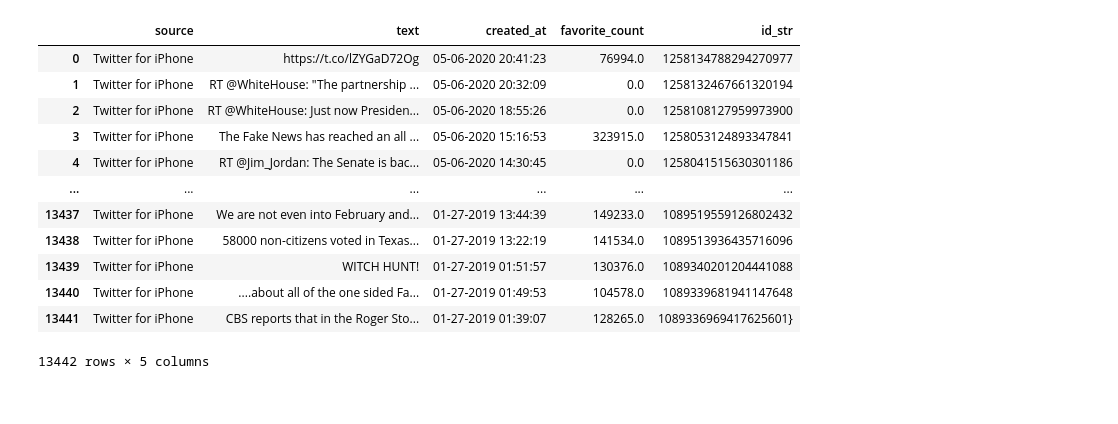
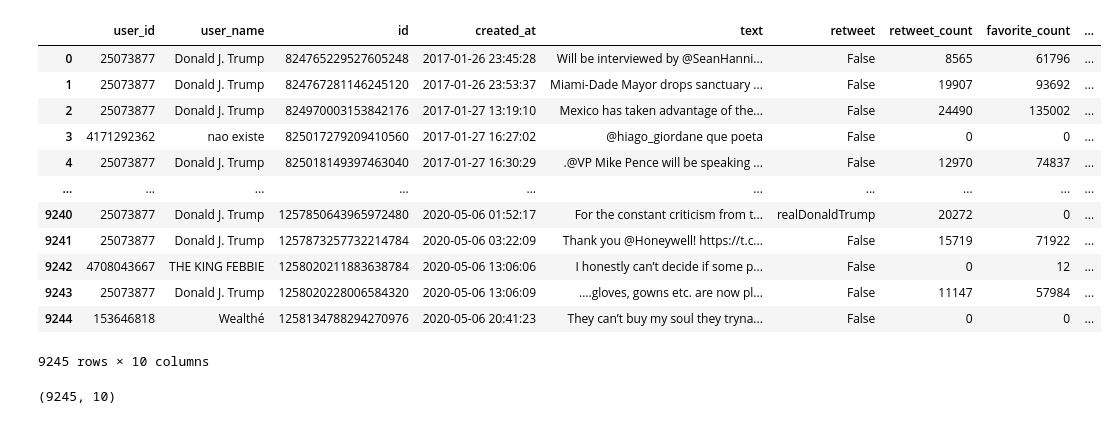
Before and after one commit to idariis/Social-Graphs-Project-E20, a Jupyter notebook: Notebooks/trumpeten.ipynb, the cells around one changed output. Saved outputs shown, nothing was run; the diff lists cells and outputs as text; code cells hidden in the pictures.

```diff
--- a/Notebooks/trumpeten.ipynb
+++ b/Notebooks/trumpeten.ipynb
@@ -37,16 +6,30 @@ Name: id_str, Length: 6558, dtype: object
-# %%
-trump_tweets_2nd
-# %% [output]
-|  | source | text | created_at | favorite_count | id_str |
-| 0 | Twitter for iPhone | https://t.co/lZYGaD72Og | 05-06-2020 20:41:23 | 76994.0 | 1258134788294270977 |
-| 1 | Twitter for iPhone | RT @WhiteHouse: "The partnership ... | 05-06-2020 20:32:09 | 0.0 | 1258132467661320194 |
-| 2 | Twitter for iPhone | RT @WhiteHouse: Just now Presiden... | 05-06-2020 18:55:26 | 0.0 | 1258108127959973900 |
-| 3 | Twitter for iPhone | The Fake News has reached an all ... | 05-06-2020 15:16:53 | 323915.0 | 1258053124893347841 |
-| 4 | Twitter for iPhone | RT @Jim_Jordan: The Senate is bac... | 05-06-2020 14:30:45 | 0.0 | 1258041515630301186 |
-| ... | ... | ... | ... | ... | ... |
-| 13437 | Twitter for iPhone | We are not even into February and... | 01-27-2019 13:44:39 | 149233.0 | 1089519559126802432 |
-| 13438 | Twitter for iPhone | 58000 non-citizens voted in Texas... | 01-27-2019 13:22:19 | 141534.0 | 1089513936435716096 |
-| 13439 | Twitter for iPhone | WITCH HUNT! | 01-27-2019 01:51:57 | 130376.0 | 1089340201204441088 |
-| 13440 | Twitter for iPhone | ....about all of the one sided Fa... | 01-27-2019 01:49:53 | 104578.0 | 1089339681941147648 |
-| 13441 | Twitter for iPhone | CBS reports that in the Roger Sto... | 01-27-2019 01:39:07 | 128265.0 | 1089336969417625601} |
-13442 rows × 5 columns
+# %%
+with open('../Data/Interim/trump.pkl', 'rb') as trump:
+    trump_tweets = pickle.load(trump)
+# %%
+# Updating format on timestamp
+trump_tweets['created_at'] = pd.to_datetime(trump_tweets['created_at'], format='%m-%d-%Y %H:%M:%S', errors='coerce')
+# %%
+# Sorting values after date
+trump_tweets = trump_tweets.sort_values(by="created_at").reset_index(drop=True)
+# %%
+trump_tweets
+# %% [output]
+|  | user_id | user_name | id | created_at | text | retweet | retweet_count | favorite_count | ... |
+| 0 | 25073877 | Donald J. Trump | 824765229527605248 | 2017-01-26 23:45:28 | Will be interviewed by @SeanHanni... | False | 8565 | 61796 | ... |
+| 1 | 25073877 | Donald J. Trump | 824767281146245120 | 2017-01-26 23:53:37 | Miami-Dade Mayor drops sanctuary ... | False | 19907 | 93692 | ... |
+| 2 | 25073877 | Donald J. Trump | 824970003153842176 | 2017-01-27 13:19:10 | Mexico has taken advantage of the... | False | 24490 | 135002 | ... |
+| 3 | 4171292362 | nao existe | 825017279209410560 | 2017-01-27 16:27:02 | @hiago_giordane que poeta | False | 0 | 0 | ... |
+| 4 | 25073877 | Donald J. Trump | 825018149397463040 | 2017-01-27 16:30:29 | .@VP Mike Pence will be speaking ... | False | 12970 | 74837 | ... |
+| ... | ... | ... | ... | ... | ... | ... | ... | ... | ... |
+| 9240 | 25073877 | Donald J. Trump | 1257850643965972480 | 2020-05-06 01:52:17 | For the constant criticism from t... | realDonaldTrump | 20272 | 0 | ... |
+| 9241 | 25073877 | Donald J. Trump | 1257873257732214784 | 2020-05-06 03:22:09 | Thank you @Honeywell! https://t.c... | False | 15719 | 71922 | ... |
+| 9242 | 4708043667 | THE KING FEBBIE | 1258020211883638784 | 2020-05-06 13:06:06 | I honestly can’t decide if some p... | False | 0 | 12 | ... |
+| 9243 | 25073877 | Donald J. Trump | 1258020228006584320 | 2020-05-06 13:06:09 | ....gloves, gowns etc. are now pl... | False | 11147 | 57984 | ... |
+| 9244 | 153646818 | Wealthé | 1258134788294270976 | 2020-05-06 20:41:23 | They can’t buy my soul they tryna... | False | 0 | 0 | ... |
+9245 rows × 10 columns
+# %%
+# Some of the tweets have been deleted from Donald Trump's twitter and therefore they are not in here.
+trump_tweets.shape
+# %% [output]
+(9245, 10)
```
Also changed, not shown: parts of 5 cells of this notebook, 7 other files.
